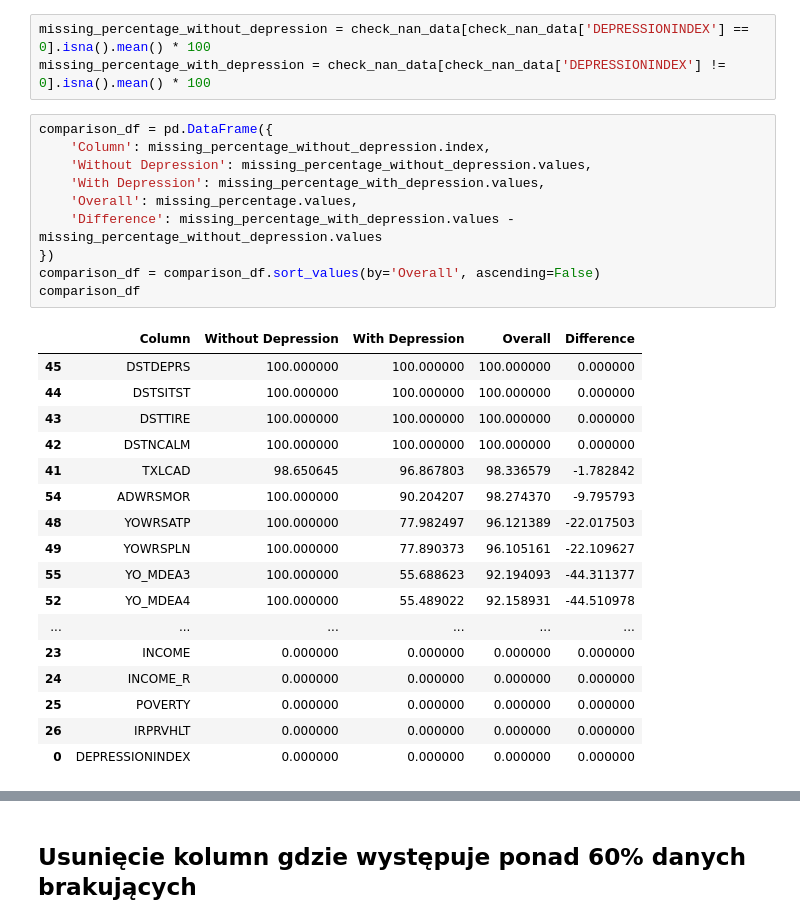
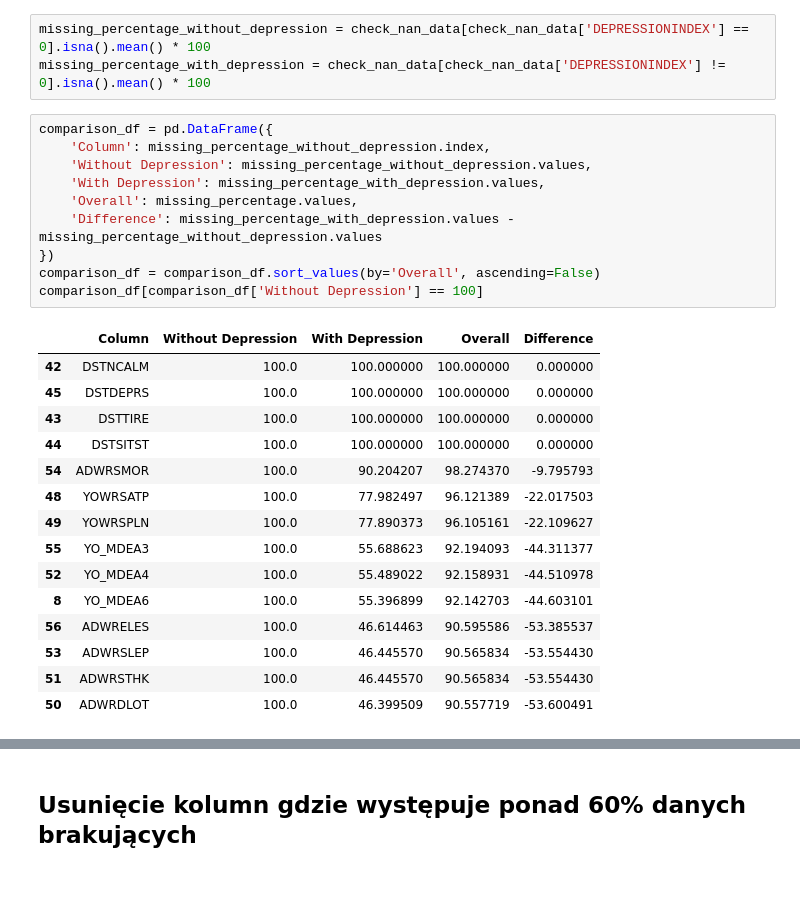
Before and after one commit to Nosal101/Eksploracyjna-Analiza-Danych, a Jupyter notebook: projekt2.ipynb, the cells around one changed output, grey strips where cells are left out. Saved outputs shown, nothing was run; the diff lists cells and outputs as text; blank space fills up the shorter version.

```diff
--- a/projekt2.ipynb
+++ b/projekt2.ipynb
@@ -164,31 +170,29 @@ missing_percentage_with_depression = check_nan_data[check_nan_data['DEPRESSIONIN
 # %%
 comparison_df = pd.DataFrame({
     'Column': missing_percentage_without_depression.index,
     'Without Depression': missing_percentage_without_depression.values,
     'With Depression': missing_percentage_with_depression.values,
     'Overall': missing_percentage.values,
     'Difference': missing_percentage_with_depression.values - missing_percentage_without_depression.values
 })
 comparison_df = comparison_df.sort_values(by='Overall', ascending=False)
-comparison_df
+comparison_df[comparison_df['Without Depression'] == 100]
 # %% [output]
 |  | Column | Without Depression | With Depression | Overall | Difference |
-| 45 | DSTDEPRS | 100.000000 | 100.000000 | 100.000000 | 0.000000 |
-| 44 | DSTSITST | 100.000000 | 100.000000 | 100.000000 | 0.000000 |
-| 43 | DSTTIRE | 100.000000 | 100.000000 | 100.000000 | 0.000000 |
-| 42 | DSTNCALM | 100.000000 | 100.000000 | 100.000000 | 0.000000 |
-| 41 | TXLCAD | 98.650645 | 96.867803 | 98.336579 | -1.782842 |
-| 54 | ADWRSMOR | 100.000000 | 90.204207 | 98.274370 | -9.795793 |
-| 48 | YOWRSATP | 100.000000 | 77.982497 | 96.121389 | -22.017503 |
-| 49 | YOWRSPLN | 100.000000 | 77.890373 | 96.105161 | -22.109627 |
-| 55 | YO_MDEA3 | 100.000000 | 55.688623 | 92.194093 | -44.311377 |
-| 52 | YO_MDEA4 | 100.000000 | 55.489022 | 92.158931 | -44.510978 |
-| ... | ... | ... | ... | ... | ... |
-| 23 | INCOME | 0.000000 | 0.000000 | 0.000000 | 0.000000 |
-| 24 | INCOME_R | 0.000000 | 0.000000 | 0.000000 | 0.000000 |
-| 25 | POVERTY | 0.000000 | 0.000000 | 0.000000 | 0.000000 |
-| 26 | IRPRVHLT | 0.000000 | 0.000000 | 0.000000 | 0.000000 |
-| 0 | DEPRESSIONINDEX | 0.000000 | 0.000000 | 0.000000 | 0.000000 |
+| 42 | DSTNCALM | 100.0 | 100.000000 | 100.000000 | 0.000000 |
+| 45 | DSTDEPRS | 100.0 | 100.000000 | 100.000000 | 0.000000 |
+| 43 | DSTTIRE | 100.0 | 100.000000 | 100.000000 | 0.000000 |
+| 44 | DSTSITST | 100.0 | 100.000000 | 100.000000 | 0.000000 |
+| 54 | ADWRSMOR | 100.0 | 90.204207 | 98.274370 | -9.795793 |
+| 48 | YOWRSATP | 100.0 | 77.982497 | 96.121389 | -22.017503 |
+| 49 | YOWRSPLN | 100.0 | 77.890373 | 96.105161 | -22.109627 |
+| 55 | YO_MDEA3 | 100.0 | 55.688623 | 92.194093 | -44.311377 |
+| 52 | YO_MDEA4 | 100.0 | 55.489022 | 92.158931 | -44.510978 |
+| 8 | YO_MDEA6 | 100.0 | 55.396899 | 92.142703 | -44.603101 |
+| 56 | ADWRELES | 100.0 | 46.614463 | 90.595586 | -53.385537 |
+| 53 | ADWRSLEP | 100.0 | 46.445570 | 90.565834 | -53.554430 |
+| 51 | ADWRSTHK | 100.0 | 46.445570 | 90.565834 | -53.554430 |
+| 50 | ADWRDLOT | 100.0 | 46.399509 | 90.557719 | -53.600491 |
 # %%
 comparison_df = comparison_df[comparison_df['Difference'].abs() > 10]
 Depression_column=comparison_df['Column'].values.tolist()
```
Also changed, not shown: parts of 62 cells of this notebook.
